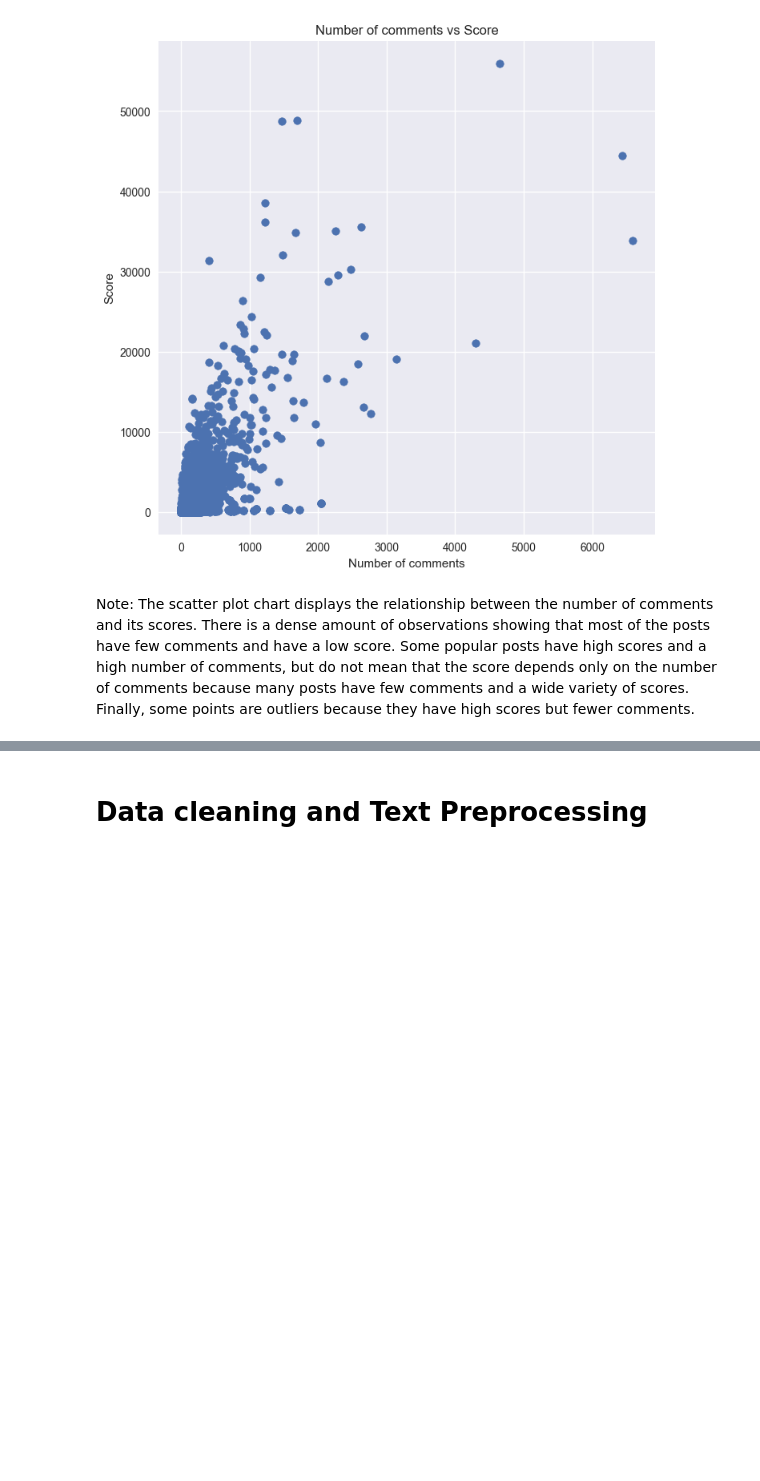
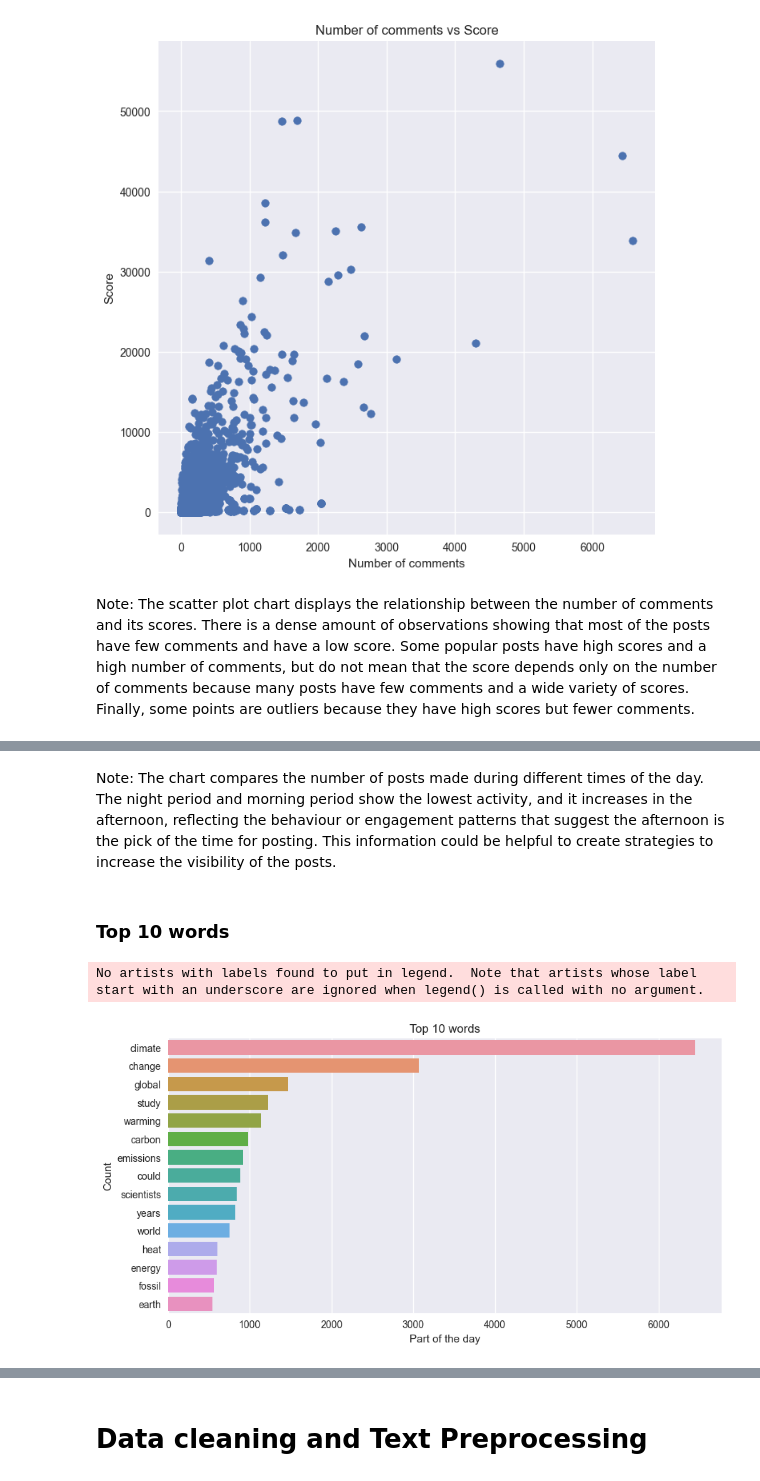
Before and after one commit to mlgomez0/advanced_python_project, a Jupyter notebook: notebooks/climate_change.ipynb, the cells around one changed output, grey strips where cells are left out. Cells and saved outputs as stored; diff of their text form; code cells hidden in the pictures; blank space fills up the shorter version.

```diff
--- a/notebooks/climate_change.ipynb
+++ b/notebooks/climate_change.ipynb
@@ -489,0 +529,36 @@ Note: The scatter plot chart displays the relationship between the number of com
+# %% [markdown]
+Note: The chart compares the number of posts made during different times of the day. The night period and morning period show the lowest activity, and it increases in the afternoon, reflecting the behaviour or engagement patterns that suggest the afternoon is the pick of the time for posting. This information could be helpful to create strategies to increase the visibility of the posts.
+# %% [markdown]
+### Top 10 words
+# %%
+from nltk import word_tokenize
+from nltk.corpus import stopwords
+import string
+import nltk
+
+def plot_most_common_words(n):
+
+    text = ' '.join([title for title in data['Title']]).lower()
+    en_stopwords = stopwords.words('english')
+    text_filtered = text.translate(str.maketrans('', '', string.punctuation))
+    tokens = word_tokenize(text_filtered)
+    word_filtered = [w for w in tokens if w not in en_stopwords and len(w) > 3]
+
+    counter_dict = nltk.FreqDist(word_filtered)
+    top_15 = list(counter_dict.most_common(15))
+    df = pd.DataFrame(top_15, columns=['Word', 'Count'])
+
+    plt.figure(figsize=(10, 5))
+    sns.barplot(data=df, y='Word', x='Count', orient='h')
+    plt.xticks(rotation=90)
+    plt.title(f'Top {n} words')
+    plt.xlabel('Part of the day')
+    plt.ylabel('Count')
+    plt.legend()
+    plt.xticks(rotation=0)
+    plt.show();
+
+plot_most_common_words(10)
+# %% [output]
+No artists with labels found to put in legend.  Note that artists whose label start with an underscore are ignored when legend() is called with no argument.
+[figure, added]
```
Also changed, not shown: parts of 21 cells of this notebook.
